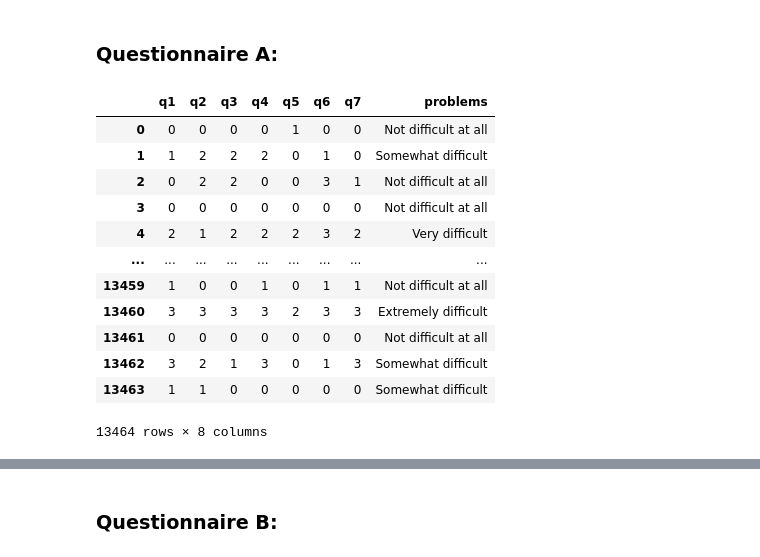
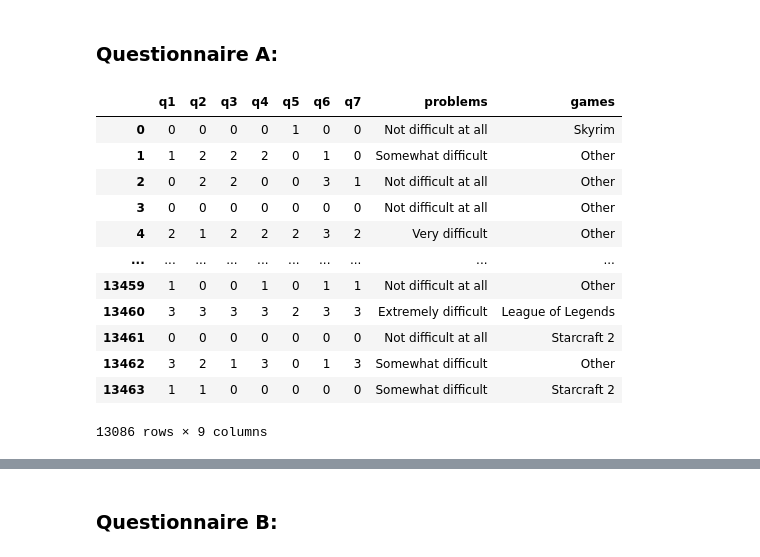
Before and after one commit to KohanaD/Gaming_Health_Capstone, a Jupyter notebook: gaming health survey capstone.ipynb, the cells around one changed output, grey strips where cells are left out. Drawn from its saved outputs; the diff is of its cells as text; code cells hidden in the pictures.

```diff
--- a/gaming health survey capstone.ipynb
+++ b/gaming health survey capstone.ipynb
@@ -49,0 +51,4 @@ survey.head()
+# %%
+survey = survey.drop(survey[survey['spin_total'] <= 0 ].index)
+survey = survey.dropna(subset = ['hour'])
+survey.sort_values('spin_total', ascending=True).head()
@@ -50,19 +78,19 @@ survey.head()
 # %% [markdown]
 ### Questionnaire A:
 # %%
-survey_quest_a = survey[['q1','q2','q3','q4','q5','q6','q7','problems']]
+survey_quest_a = survey[['q1','q2','q3','q4','q5','q6','q7','problems','games']]
 survey_quest_a
 # %% [output]
-|  | q1 | q2 | q3 | q4 | q5 | q6 | q7 | problems |
-| 0 | 0 | 0 | 0 | 0 | 1 | 0 | 0 | Not difficult at all |
-| 1 | 1 | 2 | 2 | 2 | 0 | 1 | 0 | Somewhat difficult |
-| 2 | 0 | 2 | 2 | 0 | 0 | 3 | 1 | Not difficult at all |
-| 3 | 0 | 0 | 0 | 0 | 0 | 0 | 0 | Not difficult at all |
-| 4 | 2 | 1 | 2 | 2 | 2 | 3 | 2 | Very difficult |
-| ... | ... | ... | ... | ... | ... | ... | ... | ... |
-| 13459 | 1 | 0 | 0 | 1 | 0 | 1 | 1 | Not difficult at all |
-| 13460 | 3 | 3 | 3 | 3 | 2 | 3 | 3 | Extremely difficult |
-| 13461 | 0 | 0 | 0 | 0 | 0 | 0 | 0 | Not difficult at all |
-| 13462 | 3 | 2 | 1 | 3 | 0 | 1 | 3 | Somewhat difficult |
-| 13463 | 1 | 1 | 0 | 0 | 0 | 0 | 0 | Somewhat difficult |
+|  | q1 | q2 | q3 | q4 | q5 | q6 | q7 | problems | games |
+| 0 | 0 | 0 | 0 | 0 | 1 | 0 | 0 | Not difficult at all | Skyrim |
+| 1 | 1 | 2 | 2 | 2 | 0 | 1 | 0 | Somewhat difficult | Other |
+| 2 | 0 | 2 | 2 | 0 | 0 | 3 | 1 | Not difficult at all | Other |
+| 3 | 0 | 0 | 0 | 0 | 0 | 0 | 0 | Not difficult at all | Other |
+| 4 | 2 | 1 | 2 | 2 | 2 | 3 | 2 | Very difficult | Other |
+| ... | ... | ... | ... | ... | ... | ... | ... | ... | ... |
+| 13459 | 1 | 0 | 0 | 1 | 0 | 1 | 1 | Not difficult at all | Other |
+| 13460 | 3 | 3 | 3 | 3 | 2 | 3 | 3 | Extremely difficult | League of Legends |
+| 13461 | 0 | 0 | 0 | 0 | 0 | 0 | 0 | Not difficult at all | Starcraft 2 |
+| 13462 | 3 | 2 | 1 | 3 | 0 | 1 | 3 | Somewhat difficult | Other |
+| 13463 | 1 | 1 | 0 | 0 | 0 | 0 | 0 | Somewhat difficult | Starcraft 2 |
-13464 rows × 8 columns
+13086 rows × 9 columns
```
Also changed, not shown: parts of 25 cells of this notebook, 1 other file.
